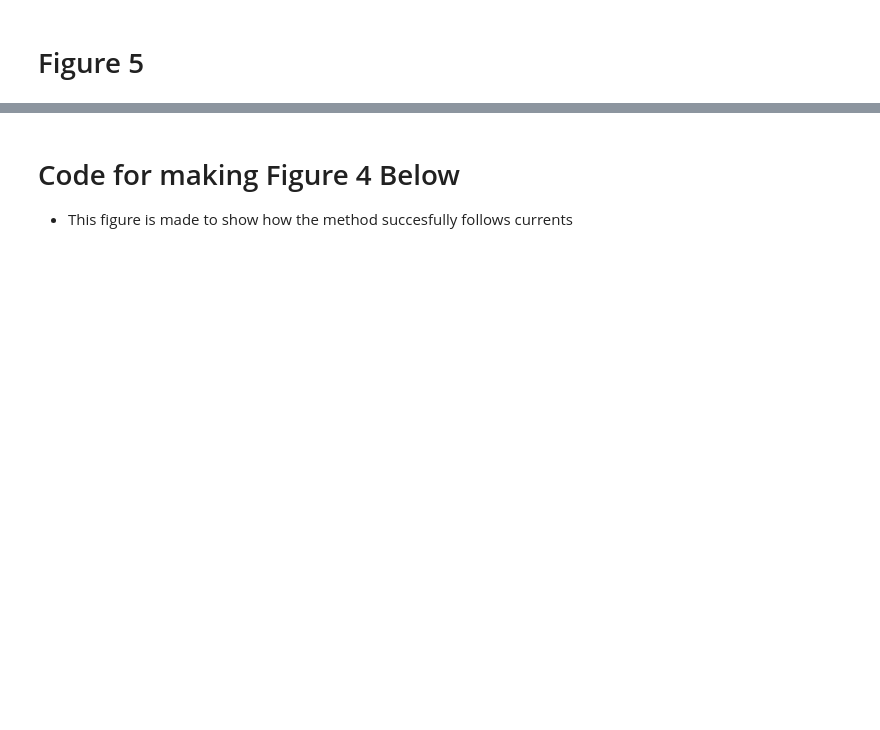
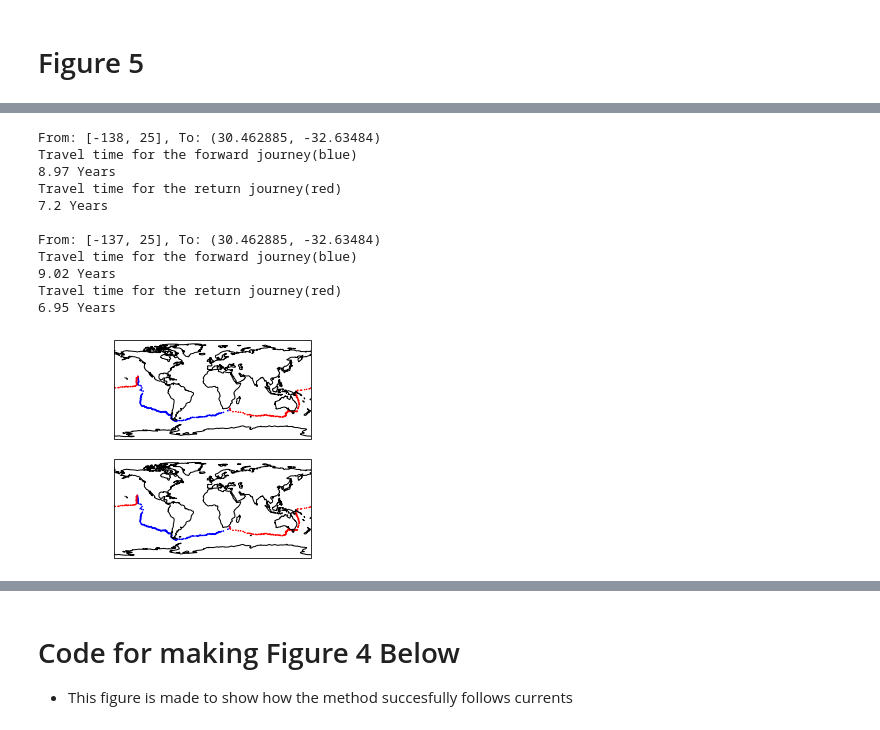
Before and after one commit to MikeOMa/MLTravelTimesFigures, a Jupyter notebook: FiguresForPaper.ipynb, the cells around one changed output, grey strips where cells are left out. Drawn from its saved outputs; the diff is of its cells as text; code cells hidden in the pictures; blank space fills up the shorter version.

```diff
--- a/FiguresForPaper.ipynb
+++ b/FiguresForPaper.ipynb
@@ -166,13 +166,26 @@ fig.savefig(f"Images/tt1_{postfix}.pdf", bbox_inches='tight')
 # %%
-loc_nepac = driftmlp.shortest_path.SingleSP(network, [-126,42], point2)
+loc_nepac = driftmlp.shortest_path.SingleSP(network, [-137,25], point2)
 plt.figure()
 ax= plt.subplot(2,1,1, projection = ccrs.PlateCarree())
 loc_nepac.plot_cartopy(ax=ax)
 ax= plt.subplot(2,1,2, projection = ccrs.PlateCarree())
-path_nepac = driftmlp.shortest_path.SingleSP(network, [-147,30], point2)
+path_nepac = driftmlp.shortest_path.SingleSP(network, [-138,25], point2)
 path_nepac.plot_cartopy(ax=ax)
 print(path_nepac)
 print(loc_nepac)
+# %% [output]
+From: [-138, 25], To: (30.462885, -32.63484)
+Travel time for the forward journey(blue)
+8.97 Years
+Travel time for the return journey(red)
+7.2 Years
+
+From: [-137, 25], To: (30.462885, -32.63484)
+Travel time for the forward journey(blue)
+9.02 Years
+Travel time for the return journey(red)
+6.95 Years
+[figure, added]
 # %%
 print(travel_times_df1.query("traveltime>0")['traveltime'].median())
 print(travel_times_df1.query("incoming_traveltime>0")['incoming_traveltime'].median())
```
Also changed, not shown: parts of 17 cells of this notebook, 9 other files.
